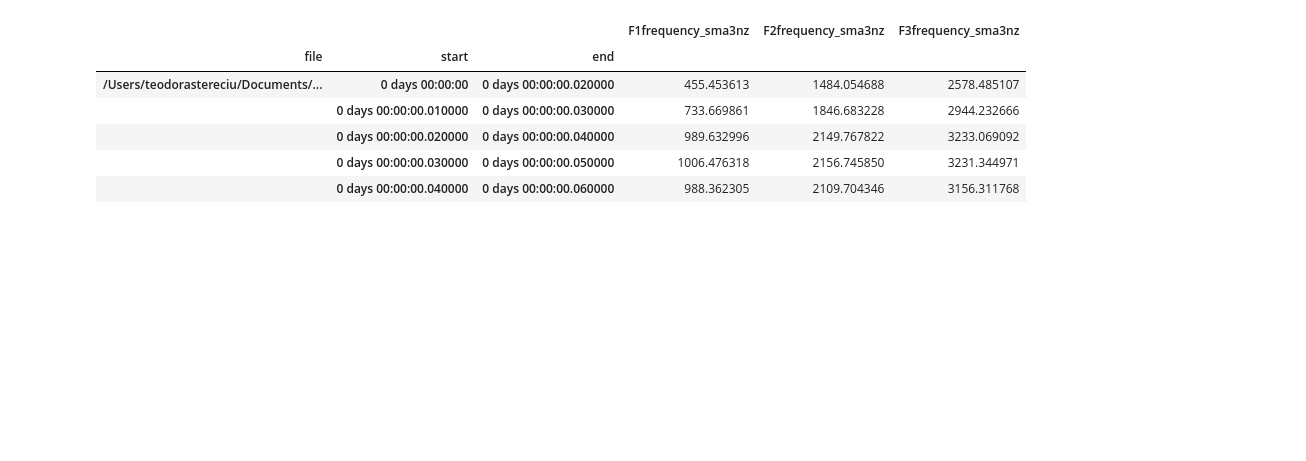
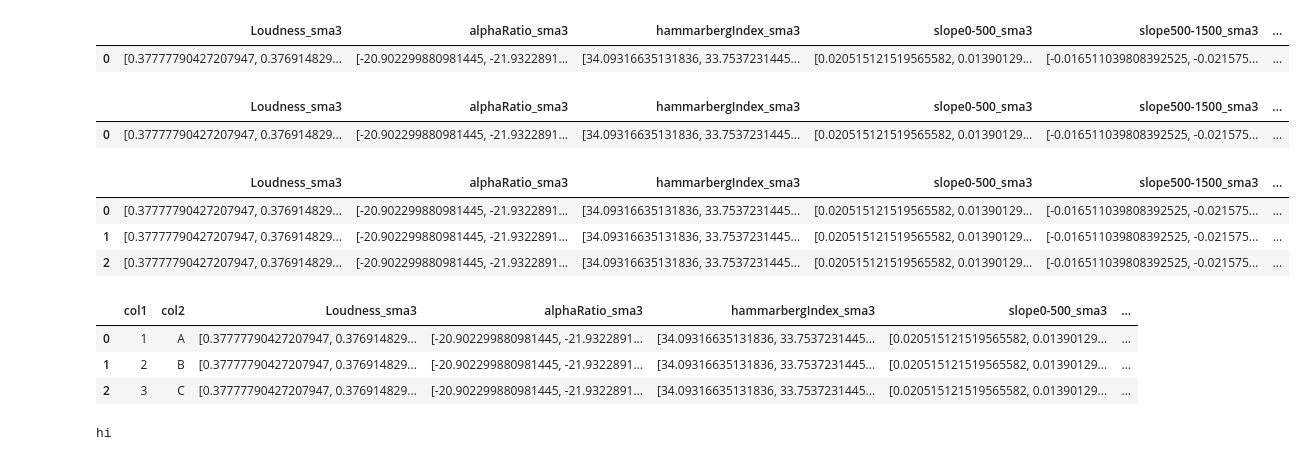
Before and after one commit to teostereciu/mc-ecpe, a Jupyter notebook: notebooks/opensmile.ipynb, the cells around one changed output. Cells and saved outputs as stored; diff of their text form; code cells hidden in the pictures; blank space fills up the shorter version.

```diff
--- a/notebooks/opensmile.ipynb
+++ b/notebooks/opensmile.ipynb
@@ -46,12 +41,0 @@ result_df.head()
-# %%
-centerformantfreqs = ['F1frequency_sma3nz', 'F2frequency_sma3nz', 'F3frequency_sma3nz']
-formant_df = result_df[centerformantfreqs]
-formant_df.head()
-# %% [output]
-|  |  |  | F1frequency_sma3nz | F2frequency_sma3nz | F3frequency_sma3nz |
-| file | start | end |  |  |  |
-| /Users/teodorastereciu/Documents/... | 0 days 00:00:00 | 0 days 00:00:00.020000 | 455.453613 | 1484.054688 | 2578.485107 |
-|  | 0 days 00:00:00.010000 | 0 days 00:00:00.030000 | 733.669861 | 1846.683228 | 2944.232666 |
-|  | 0 days 00:00:00.020000 | 0 days 00:00:00.040000 | 989.632996 | 2149.767822 | 3233.069092 |
-|  | 0 days 00:00:00.030000 | 0 days 00:00:00.050000 | 1006.476318 | 2156.745850 | 3231.344971 |
-|  | 0 days 00:00:00.040000 | 0 days 00:00:00.060000 | 988.362305 | 2109.704346 | 3156.311768 |
@@ -57,0 +44,11 @@ formant_df.head()
+# %%
+# collapse columns so there is only one row
+
+collapsed_df = copy_df.T.apply(lambda x: x.tolist(), axis=1)
+
+new_df = collapsed_df.to_frame().T
+
+new_df
+# %% [output]
+|  | Loudness_sma3 | alphaRatio_sma3 | hammarbergIndex_sma3 | slope0-500_sma3 | slope500-1500_sma3 | ... |
+| 0 | [0.37777790427207947, 0.376914829... | [-20.902299880981445, -21.9322891... | [34.09316635131836, 33.7537231445... | [0.020515121519565582, 0.01390129... | [-0.016511039808392525, -0.021575... | ... |
@@ -57,0 +57,36 @@ formant_df.head()
+# %%
+import pandas as pd
+read = pd.read_csv('out.csv')
+read
+# %% [output]
+|  | Loudness_sma3 | alphaRatio_sma3 | hammarbergIndex_sma3 | slope0-500_sma3 | slope500-1500_sma3 | ... |
+| 0 | [0.37777790427207947, 0.376914829... | [-20.902299880981445, -21.9322891... | [34.09316635131836, 33.7537231445... | [0.020515121519565582, 0.01390129... | [-0.016511039808392525, -0.021575... | ... |
+# %%
+ls = []
+for i in range(0,3):
+    ls += [read]
+# %%
+many_df = pd.concat(ls, axis=0)
+many_df.reset_index(drop=True, inplace=True)
+many_df
+# %% [output]
+|  | Loudness_sma3 | alphaRatio_sma3 | hammarbergIndex_sma3 | slope0-500_sma3 | slope500-1500_sma3 | ... |
+| 0 | [0.37777790427207947, 0.376914829... | [-20.902299880981445, -21.9322891... | [34.09316635131836, 33.7537231445... | [0.020515121519565582, 0.01390129... | [-0.016511039808392525, -0.021575... | ... |
+| 1 | [0.37777790427207947, 0.376914829... | [-20.902299880981445, -21.9322891... | [34.09316635131836, 33.7537231445... | [0.020515121519565582, 0.01390129... | [-0.016511039808392525, -0.021575... | ... |
+| 2 | [0.37777790427207947, 0.376914829... | [-20.902299880981445, -21.9322891... | [34.09316635131836, 33.7537231445... | [0.020515121519565582, 0.01390129... | [-0.016511039808392525, -0.021575... | ... |
+# %%
+
+data1 = {'col1': [1,2,3], 'col2': ['A','B','C']}
+df1 = pd.DataFrame(data1)
+concatenated_df = pd.concat([df1, many_df], axis=1)
+
+concatenated_df
+# %% [output]
+|  | col1 | col2 | Loudness_sma3 | alphaRatio_sma3 | hammarbergIndex_sma3 | slope0-500_sma3 | ... |
+| 0 | 1 | A | [0.37777790427207947, 0.376914829... | [-20.902299880981445, -21.9322891... | [34.09316635131836, 33.7537231445... | [0.020515121519565582, 0.01390129... | ... |
+| 1 | 2 | B | [0.37777790427207947, 0.376914829... | [-20.902299880981445, -21.9322891... | [34.09316635131836, 33.7537231445... | [0.020515121519565582, 0.01390129... | ... |
+| 2 | 3 | C | [0.37777790427207947, 0.376914829... | [-20.902299880981445, -21.9322891... | [34.09316635131836, 33.7537231445... | [0.020515121519565582, 0.01390129... | ... |
+# %%
+print('hi')
+# %% [output]
+hi
```
Also changed, not shown: parts of 7 cells of this notebook, 17 other files.
